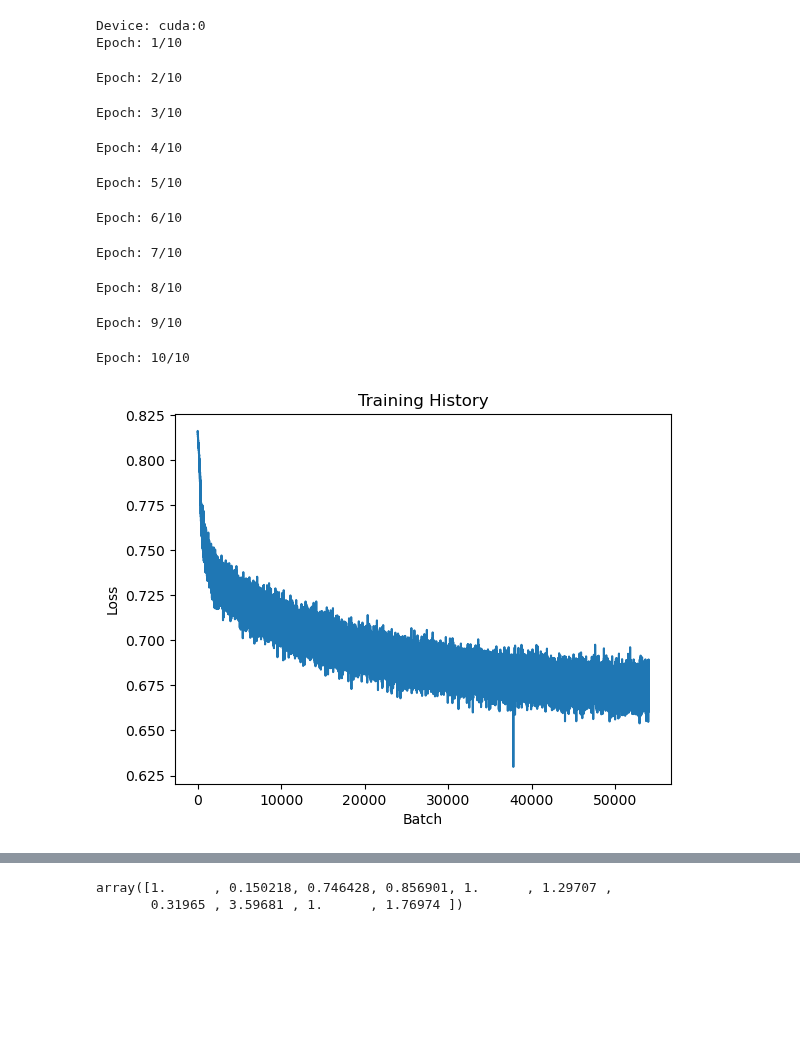
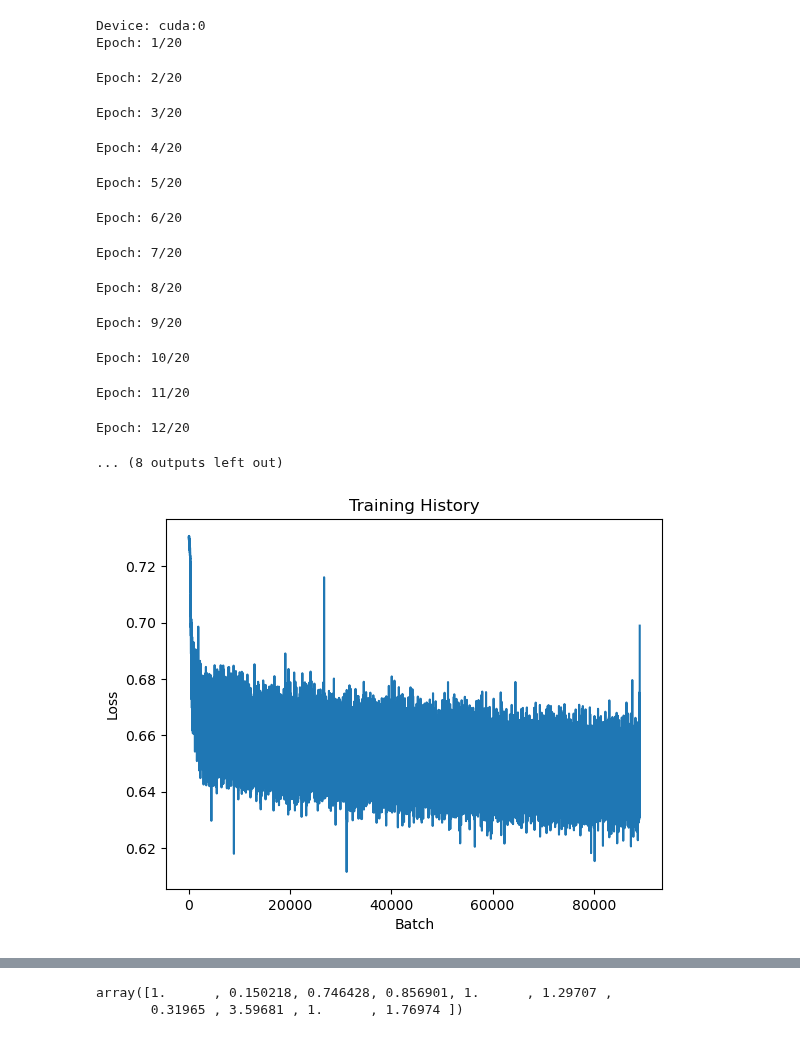
Before and after one commit to JoshuaGensel/MIME_ML, a Jupyter notebook: src/testingEpistasis.ipynb, the cells around one changed output, grey strips where cells are left out. Saved outputs shown, nothing was run; the diff lists cells and outputs as text; code cells hidden in the pictures; blank space fills up the shorter version.

```diff
--- a/src/testingEpistasis.ipynb
+++ b/src/testingEpistasis.ipynb
@@ -10,28 +11,30 @@ from tqdm import tqdm
 simulation_path = "/mnt/d/data/MIME_data/simData/dmMIME/highSpecies/epistasisTest"
 # %%
 #set training parameters
-training_path = simulation_path+'/data/trainingData.txt'
-test_path = simulation_path+'/data/testData.txt'
-epochs = 10
+training_path = simulation_path+'/data2/trainingData.txt'
+epochs = 20
 learning_rate = 0.00001
 batch_size = 2**11
 lambda_l1 = 0.000001
-hidden_size_factor = 5
-bottleneck = 1/5
+hidden_size_factor = 2
+bottleneck = 1/2
 # %%
-model, train_history, mae_history = MIMENet.train(training_path, test_path, epochs, learning_rate, batch_size, lambda_l1, hidden_size_factor, bottleneck)
+model, history = MIMENet.train(training_path, epochs, learning_rate, batch_size, lambda_l1, hidden_size_factor, bottleneck, simulation_path+'/secondFromProt1/prot1/single_kds.txt')
 # %% [output]
 Device: cuda:0
-Epoch: 1/10
+Epoch: 1/20
-Epoch: 2/10
+Epoch: 2/20
-Epoch: 3/10
+Epoch: 3/20
-Epoch: 4/10
+Epoch: 4/20
-Epoch: 5/10
+Epoch: 5/20
-Epoch: 6/10
+Epoch: 6/20
-Epoch: 7/10
+Epoch: 7/20
-Epoch: 8/10
+Epoch: 8/20
-Epoch: 9/10
+Epoch: 9/20
-Epoch: 10/10
+Epoch: 10/20
+Epoch: 11/20
+Epoch: 12/20
+... (8 outputs left out)
 # %%
 #save model
 torch.save(model.state_dict(), './modelEpistasis.pth')
@@ -42,3 +41,7 @@ np.savetxt('./mae_history_epi.txt', mae_history)
+# %%
+#save training history as json
+with open('./history_epi.json', 'w') as f:
+    json.dump(history, f)
 # %%
 #load saved model, training history, and mae history
 input_size = len(open(training_path).readline().split(' ')) - 1
@@ -48,16 +51,17 @@ model.load_state_dict(torch.load('./modelEpistasis.pth'))
 model.to('cuda:0')
 #put model in eval mode
 model.eval()
-train_history = np.loadtxt('./train_history_epi.txt')
-mae_history = np.loadtxt('./mae_history_epi.txt')
+#load history
+with open('./history_epi.json', 'r') as f:
+    history = json.load(f)
 # %%
 #plot training history
-plt.plot(train_history)
+plt.plot(history['training'])
 plt.title("Training History")
 plt.ylabel("Loss")
 plt.xlabel("Batch")
 #limit x axis
 #plt.xlim(0, 1000)
 plt.show()
 # %% [output]
-[figure, old version]
+[figure, new version]
```
Also changed, not shown: parts of 19 cells of this notebook, 13 other files.
